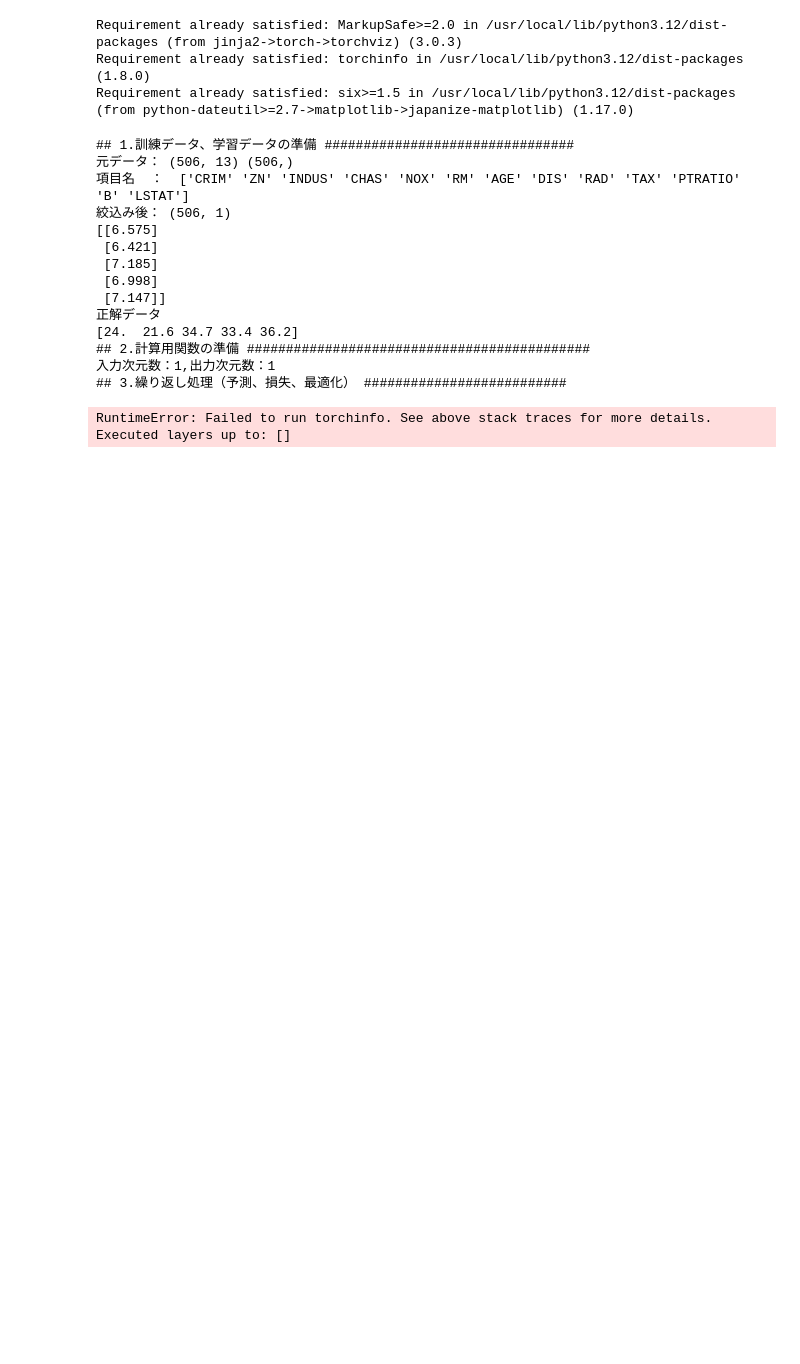
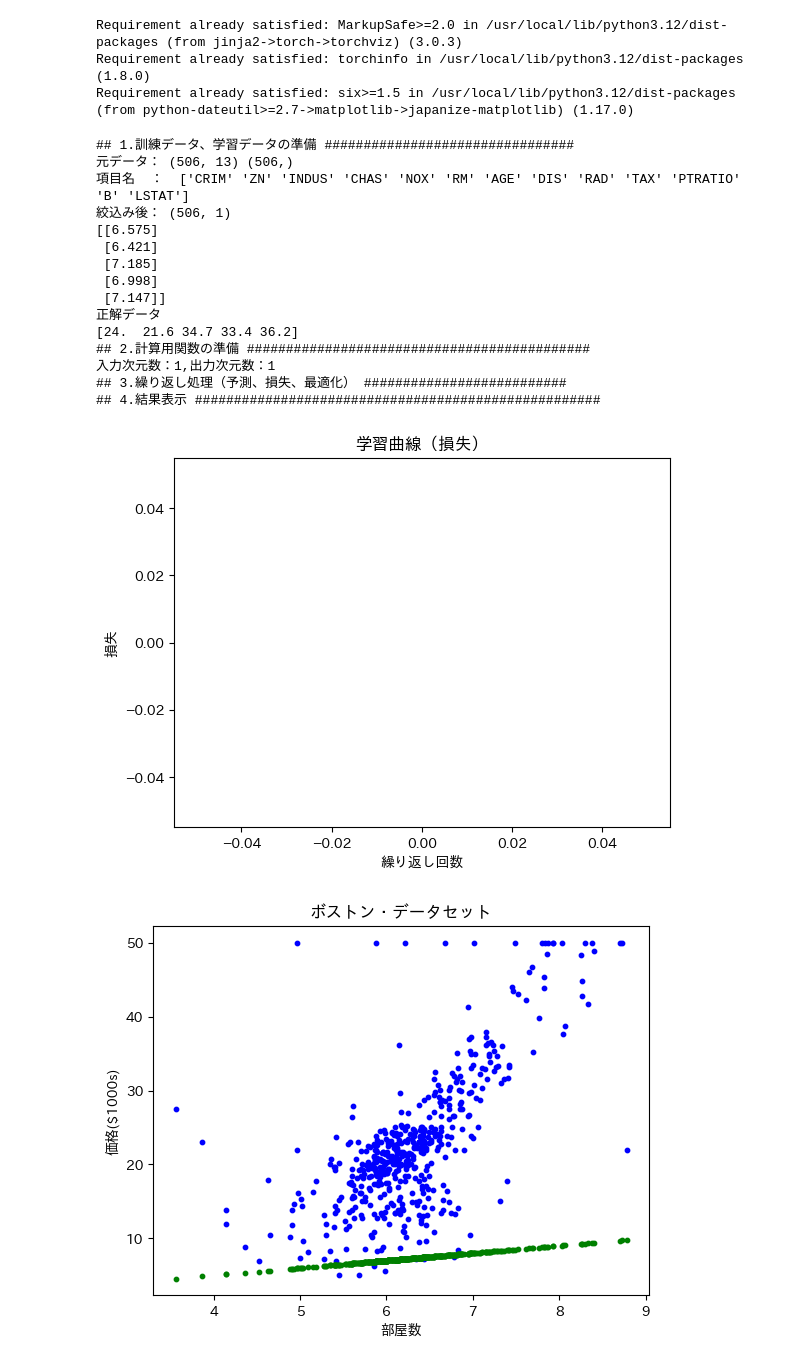
Before and after one commit to ueki5/colaboratory, a Jupyter notebook: playground-012.ipynb, the cells around one changed output. Cells and saved outputs as stored; diff of their text form; code cells hidden in the pictures; blank space fills up the shorter version.

```diff
--- a/playground-012.ipynb
+++ b/playground-012.ipynb
@@ -136,16 +136,16 @@ history = np.zeros((0, 2))
 
 # 繰り返し計算メインループ
 print("## 3.繰り返し処理（予測、損失、最適化） ##########################")
-# for epoch in range(num_epochs):
+for epoch in range(num_epochs):
 
-#   # 予測計算
-#   outputs = net(inputs)
+  # 予測計算
+  outputs = net(inputs)
 
-#   # 損失関数
-#   criterion = torch.nn.MSELoss()
+  # 損失関数
+  criterion = torch.nn.MSELoss()
 
-#   # 誤差計算
-#   loss = criterion(outputs, labels) / 2.0
+  # 誤差計算
+  loss = criterion(outputs, labels) / 2.0
 
 #   if (epoch == 0):
 #     print(summary(net, (2,)))
@@ -176,34 +176,36 @@ print("## 4.結果表示 ####################################################")
 # 学習曲線の表示（損失）
 plt.plot(history[:, 0], history[:, 1], 'b')
 plt.xlabel('繰り返し回数')
 plt.ylabel('損失')
 plt.title('学習曲線（損失）')
 plt.show()
 
 # 予測データを表示
 plt.scatter(x, yt, s=10, c='b')
 plt.xlabel('部屋数')
 plt.ylabel('価格($1000s)')
 plt.scatter(inputs.data, outputs.data, s=10, c='g')
 plt.title('ボストン・データセット')
 plt.show()
 
-# 損失の初期値と最終値を表示
-print(f"損失初期値：{history[ 0, 1]}")
-print(f"損失最終値：{history[-1, 1]}")
+# # 損失の初期値と最終値を表示
+# print(f"損失初期値：{history[ 0, 1]}")
+# print(f"損失最終値：{history[-1, 1]}")
 # %% [output]
 ## 1.訓練データ、学習データの準備 ################################
 元データ： (506, 13) (506,)
 項目名  ：  ['CRIM' 'ZN' 'INDUS' 'CHAS' 'NOX' 'RM' 'AGE' 'DIS' 'RAD' 'TAX' 'PTRATIO' 'B' 'LSTAT']
 絞込み後： (506, 1)
 [[6.575]
  [6.421]
  [7.185]
  [6.998]
  [7.147]]
 正解データ
 [24.  21.6 34.7 33.4 36.2]
 ## 2.計算用関数の準備 ############################################
 入力次元数：1,出力次元数：1
 ## 3.繰り返し処理（予測、損失、最適化） ##########################
+## 4.結果表示 ####################################################
-RuntimeError: Failed to run torchinfo. See above stack traces for more details. Executed layers up to: []
+[figure, added]
+[figure, added]
```
